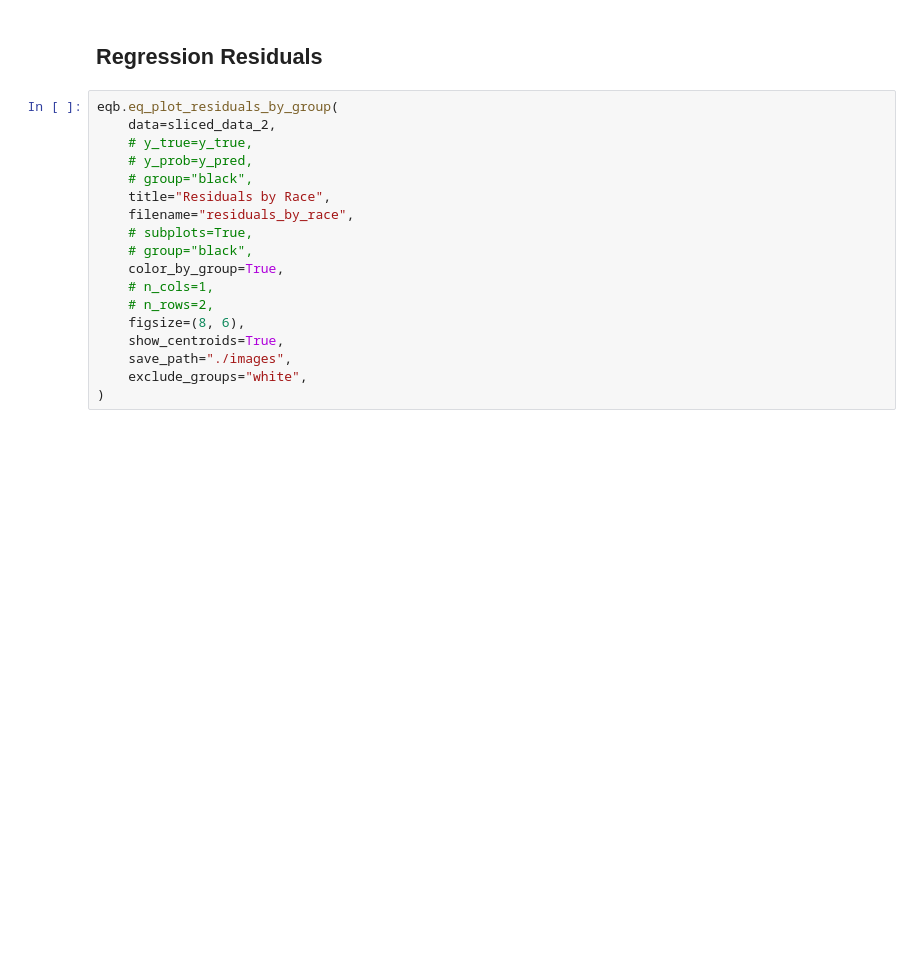
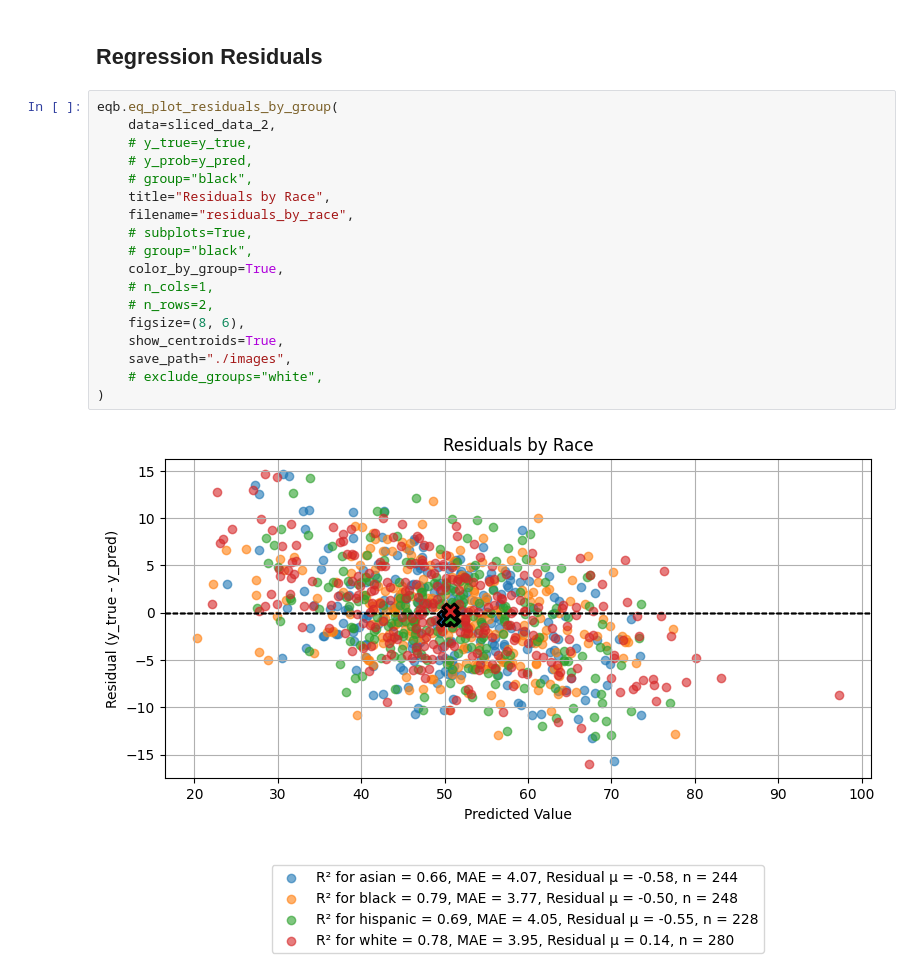
Before and after one commit to uclamii/equiboots, a Jupyter notebook: notebooks/equi_boots_plots.ipynb, the cells around one changed output. Drawn from its saved outputs; the diff is of its cells as text; blank space fills up the shorter version.

```diff
--- a/notebooks/equi_boots_plots.ipynb
+++ b/notebooks/equi_boots_plots.ipynb
@@ -308,18 +351,20 @@ sliced_data_2 = eq3.slicer("race")
 # %%
 eqb.eq_plot_residuals_by_group(
     data=sliced_data_2,
     # y_true=y_true,
     # y_prob=y_pred,
     # group="black",
     title="Residuals by Race",
     filename="residuals_by_race",
     # subplots=True,
     # group="black",
     color_by_group=True,
     # n_cols=1,
     # n_rows=2,
     figsize=(8, 6),
     show_centroids=True,
     save_path="./images",
-    exclude_groups="white",
+    # exclude_groups="white",
 )
+# %% [output]
+[figure, added]
```
Also changed, not shown: parts of 20 cells of this notebook, 2 other files.
